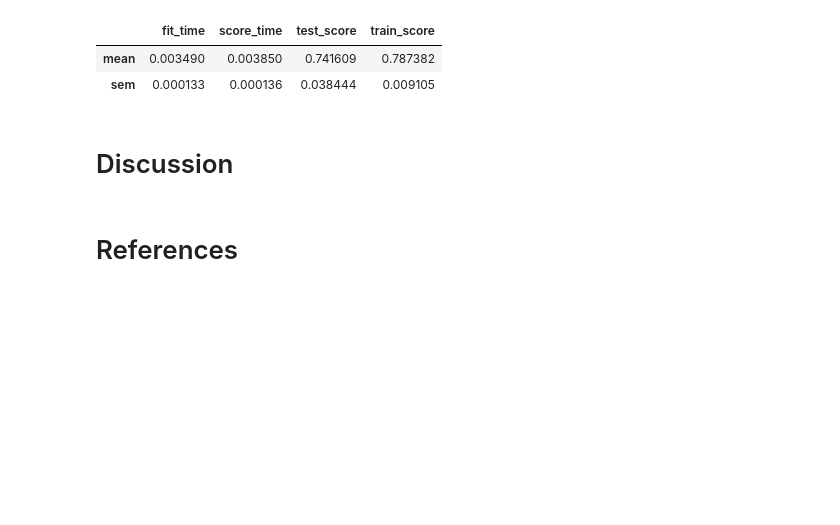
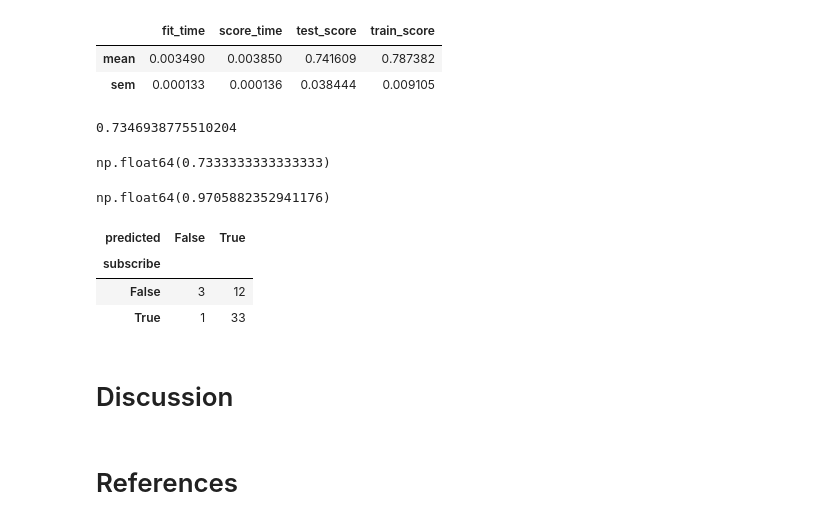
Before and after one commit to nanciewu/DSCI-100-2025-WT1-Group-8, a Jupyter notebook: Final Report.ipynb, the cells around one changed output. Cells and saved outputs as stored; diff of their text form; code cells hidden in the pictures; blank space fills up the shorter version.

Commit message:
Add evaluation of test set

```diff
--- a/Final Report.ipynb
+++ b/Final Report.ipynb
@@ -400,6 +400,45 @@ player_metrics_3
 |  | fit_time | score_time | test_score | train_score |
 | mean | 0.003490 | 0.003850 | 0.741609 | 0.787382 |
 | sem | 0.000133 | 0.000136 | 0.038444 | 0.009105 |
+# %%
+# Make predictions on test data
+players_test["predicted"] = players_fit_3_final.predict(
+    players_test[["played_hours", "age"]]
+)
+
+# Calculating test accuracy
+players_fit_3_final.score(
+    players_test[["played_hours", "age"]],
+    players_test["subscribe"]
+)
+# %% [output]
+0.7346938775510204
+# %%
+# Calculating test precision
+precision_score(
+    y_true=players_test["subscribe"],
+    y_pred=players_test["predicted"]
+)
+# %% [output]
+np.float64(0.7333333333333333)
+# %%
+# Test recall
+recall_score(
+    y_true=players_test["subscribe"],
+    y_pred=players_test["predicted"]
+)
+# %% [output]
+np.float64(0.9705882352941176)
+# %%
+# Confusion matrix
+pd.crosstab(
+    players_test["subscribe"], players_test["predicted"]
+)
+# %% [output]
+| predicted | False | True |
+| subscribe |  |  |
+| False | 3 | 12 |
+| True | 1 | 33 |
 # %% [markdown]
 # Discussion
 # %% [markdown]
```
